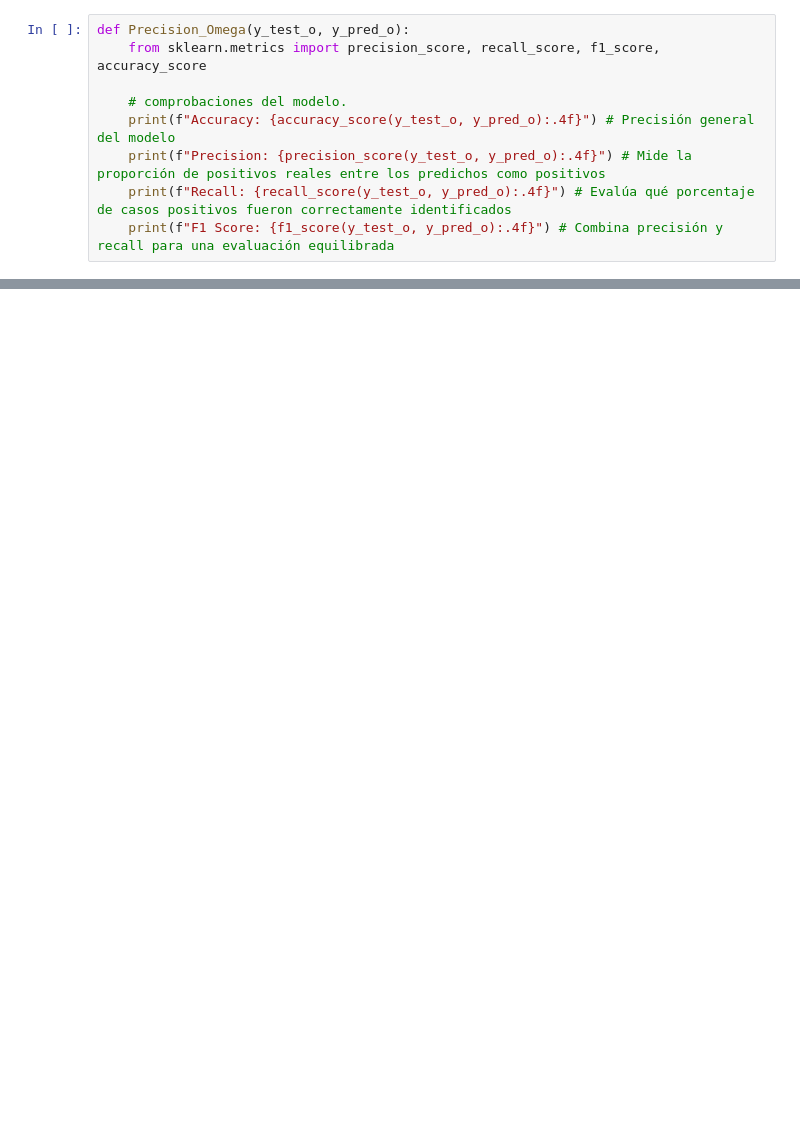
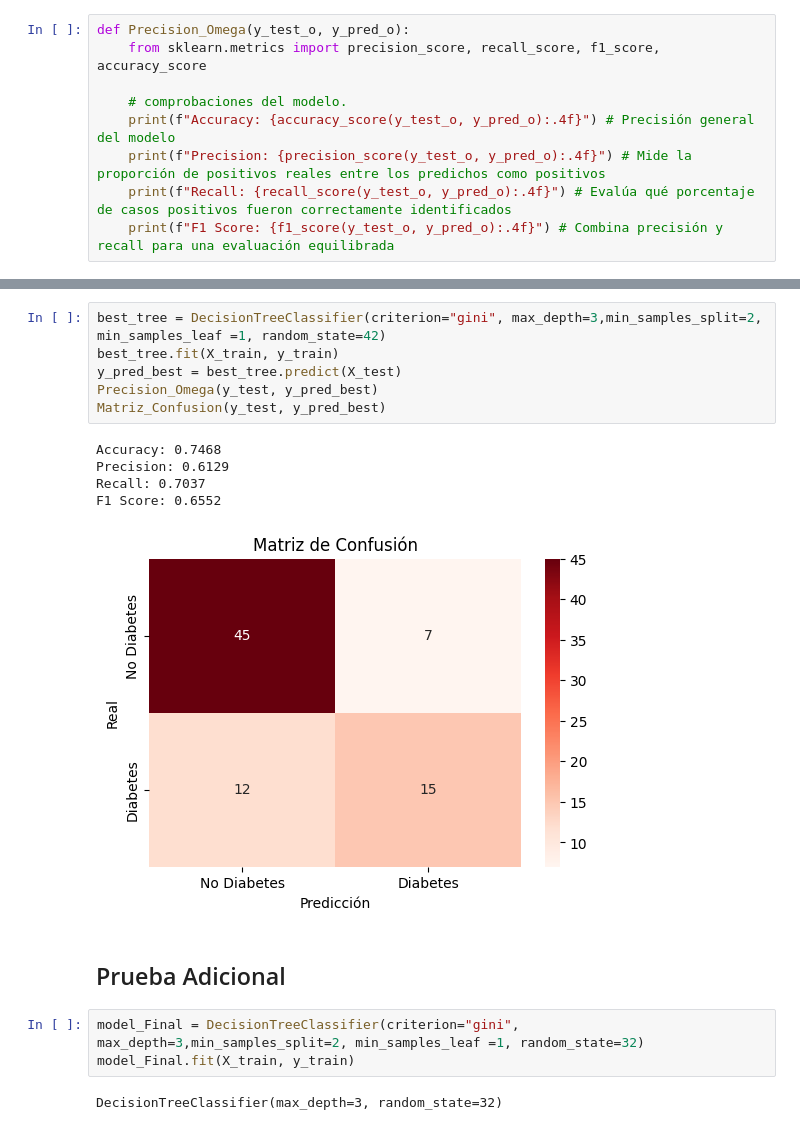
Before and after one commit to pcaliman2/17_Decision_Tree, a Jupyter notebook: src/explore.ipynb, the cells around one changed output, grey strips where cells are left out. Cells and saved outputs as stored; diff of their text form; blank space fills up the shorter version.

```diff
--- a/src/explore.ipynb
+++ b/src/explore.ipynb
@@ -308,0 +325,19 @@ Test Accuracy (Optimized): 0.7468354430379747
+# %%
+best_tree = DecisionTreeClassifier(criterion="gini", max_depth=3,min_samples_split=2, min_samples_leaf =1, random_state=42)
+best_tree.fit(X_train, y_train)
+y_pred_best = best_tree.predict(X_test)
+Precision_Omega(y_test, y_pred_best)
+Matriz_Confusion(y_test, y_pred_best)
+# %% [output]
+Accuracy: 0.7468
+Precision: 0.6129
+Recall: 0.7037
+F1 Score: 0.6552
+[figure, added]
+# %% [markdown]
+## Prueba Adicional
+# %%
+model_Final = DecisionTreeClassifier(criterion="gini", max_depth=3,min_samples_split=2, min_samples_leaf =1, random_state=32)
+model_Final.fit(X_train, y_train)
+# %% [output]
+DecisionTreeClassifier(max_depth=3, random_state=32)
```
Also changed, not shown: parts of 16 cells of this notebook, 1 other file.
